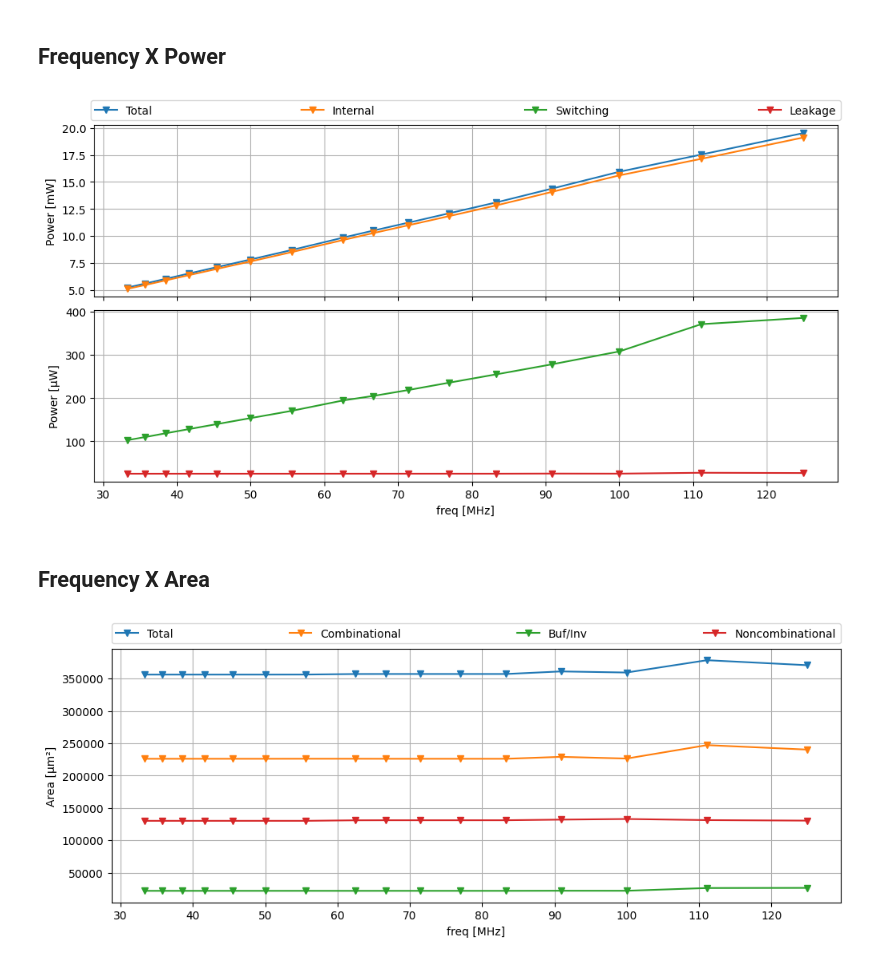
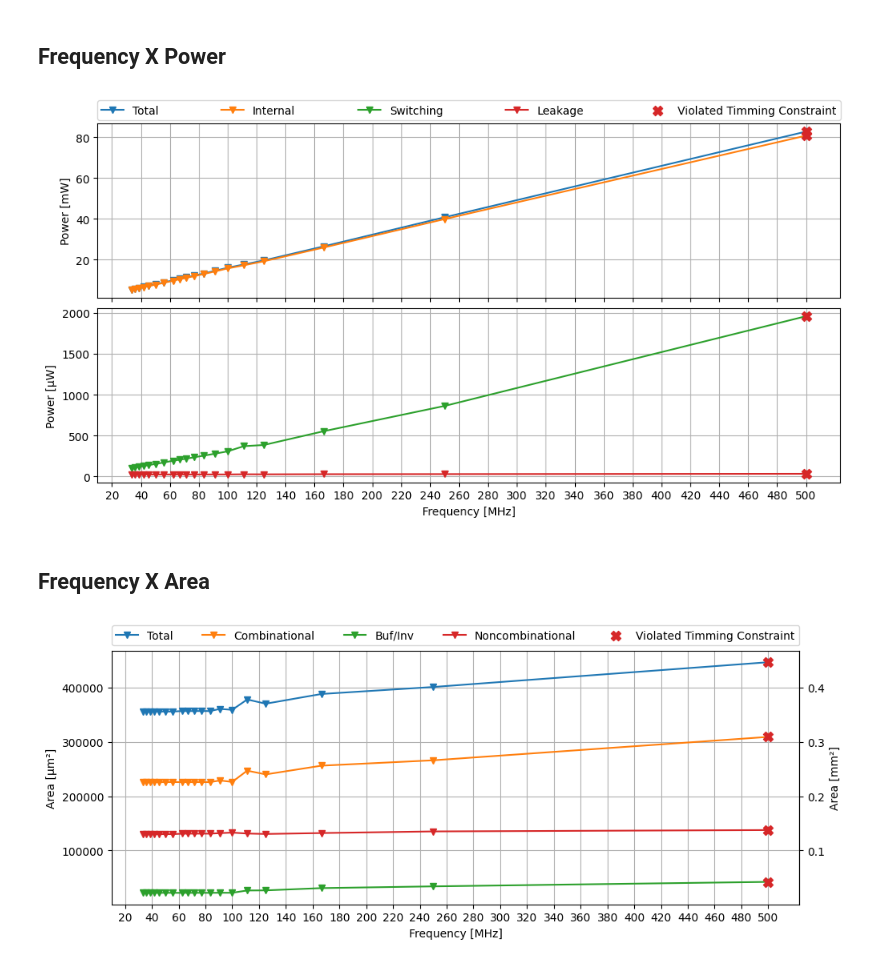
Before and after one commit to beMang/IL2225-Project, a Jupyter notebook: python/task_2/PPA.ipynb, the cells around one changed output. Cells and saved outputs as stored; diff of their text form; code cells hidden in the pictures.

```diff
--- a/python/task_2/PPA.ipynb
+++ b/python/task_2/PPA.ipynb
@@ -19,7 +19,6 @@ with open(DIR_LOG+'console_task2_sweep_1.log', 'r') as f:
     filtered = np.array([int(line.split(' : ')[1][11:].split(' [')[0])
                          for line in filtered if line.startswith('Constraint ')])
     period   = filtered[::2]
-    freq     = 1e-6/(period*1e-12) #[MHz]
     exe_time = filtered[1::2] #[min]
 
 
@@ -29,6 +28,15 @@ with open(DIR_LOG+'console_task2_sweep_2.log', 'r') as f:
     filtered = np.array([int(line.split(' : ')[1][11:].split(' [')[0])
                          for line in filtered if line.startswith('Constraint ')])
     period = np.append(period, filtered[::2])
+    exe_time = np.append(exe_time, filtered[1::2])
+
+
+with open(DIR_LOG+'console_task2_sweep_3.log', 'r') as f:
+    lines = f.readlines()
+    filtered = np.array([line.replace(LOG_ID+' ','').strip() for line in lines if line.startswith(LOG_ID)])
+    filtered = np.array([int(line.split(' : ')[1][11:].split(' [')[0])
+                         for line in filtered if line.startswith('Constraint ')])
+    period = np.append(period, filtered[::2][:-1])
     freq     = 1e-6/(period*1e-12) #[MHz]
     exe_time = np.append(exe_time, filtered[1::2])
 # %%
@@ -77,6 +86,11 @@ axs[0].plot(
     'v-',
     label='Internal'
 )
+axs[0].scatter(
+    [freq[-1]]*2,
+    [power_repartition[period[-1]].loc['Total', 'Internal Power (mW)'],
+     power_repartition[period[-1]].loc['Total', 'Total Power (mW)']],
+    marker='X', color='tab:red', s=75, zorder=10)
 
 
 axs[1].plot(
@@ -93,16 +107,21 @@ axs[1].plot(
     label='Leakage',
     color='tab:red'
 )
+axs[1].scatter(
+    [freq[-1]]*2,
+    [power_repartition[period[-1]].loc['Total', 'Switching Power (mW)']*1000,
+     power_repartition[period[-1]].loc['Total', 'Leakage Power (µW)']],
+    marker='X', color='tab:red', s=75, zorder=10, label='Violated Timming Constraint')
 
 
 axs[0].grid(); axs[1].grid()
-axs[1].set_xlabel("freq [MHz]"); axs[0].set_ylabel("Power [mW]"); axs[1].set_ylabel("Power [µW]")
+axs[1].set_xlabel("Frequency [MHz]"); axs[0].set_ylabel("Power [mW]"); axs[1].set_ylabel("Power [µW]")
 # axs[1].set_xticks(freq); axs[1].xaxis.set_tick_params(rotation=45)
-axs[1].set_xticks(np.arange(30,130,10))
-fig.legend(bbox_to_anchor=(0.06, 1., 0.94, .102), loc='lower left', ncols=4, mode="expand", borderaxespad=0.)
+axs[1].set_xticks(np.arange(20,500+20,20))
+fig.legend(bbox_to_anchor=(0.068, 1., 0.929, .102), loc='lower left', ncols=5, mode="expand", borderaxespad=0.)
 plt.savefig('power.pdf', bbox_inches='tight'); plt.show()
 # %% [output]
-[figure, old version]
+[figure, new version]
 # %% [markdown]
 ## Frequency X Area
 # %%
@@ -123,17 +142,34 @@ for i,T in enumerate(period):
             [line.strip().split()[3]
              for line in lines if line.startswith('Total cell area')], dtype=float)[0]
 # %%
-plt.figure(figsize=(10,4), layout='constrained')
-plt.plot(freq, area['Total cell area']      ,'v-',label='Total')
-plt.plot(freq, area['Combinational area']   ,'v-',label='Combinational')
-plt.plot(freq, area['Buf/Inv area']         ,'v-',label='Buf/Inv')
-plt.plot(freq, area['Noncombinational area'],'v-',label='Noncombinational')
+fig, ax = plt.subplots(figsize=(10,4), layout='constrained')
 
-plt.grid()
-plt.xlabel("freq [MHz]"); plt.ylabel("Area [µm²]")
+ax.plot(freq, area['Total cell area']      ,'v-',label='Total')
+ax.plot(freq, area['Combinational area']   ,'v-',label='Combinational')
+ax.plot(freq, area['Buf/Inv area']         ,'v-',label='Buf/Inv')
+ax.plot(freq, area['Noncombinational area'],'v-',label='Noncombinational')
+
+ax.scatter([freq[-1]]*4, [*area.loc[period[-1]]],
+           marker='X', color='tab:red', s=75, zorder=10, label='Violated Timming Constraint')
+
+
+ax.grid()
+ax.set_xlabel("Frequency [MHz]"); ax.set_ylabel("Area [µm²]")
 # plt.xticks(freq,rotation=45)
-plt.xticks(np.arange(30,130,10))
-plt.legend(bbox_to_anchor=(0., 1.02, 1., .102), loc='lower left', ncols=4, mode="expand", borderaxespad=0.)
+ax.set_xticks(np.arange(20,500+20,20))
+ax.legend(bbox_to_anchor=(0., 1.02, 1., .102), loc='lower left', ncols=5, mode="expand", borderaxespad=0.)
+
+
+def µm2_to_mm2(x):
+    return x*1e-6
+
+def mm2_to_µm2(x):
+    return x*1e6
+
+secax_y = ax.secondary_yaxis(
+    'right', functions=(µm2_to_mm2, mm2_to_µm2))
+secax_y.set_ylabel('Area [mm²]')
+
 plt.savefig('area.pdf'); plt.show()
 # %% [output]
-[figure, old version]
+[figure, new version]
```
Also changed, not shown: parts of 1 cell of this notebook, 3 other files.
